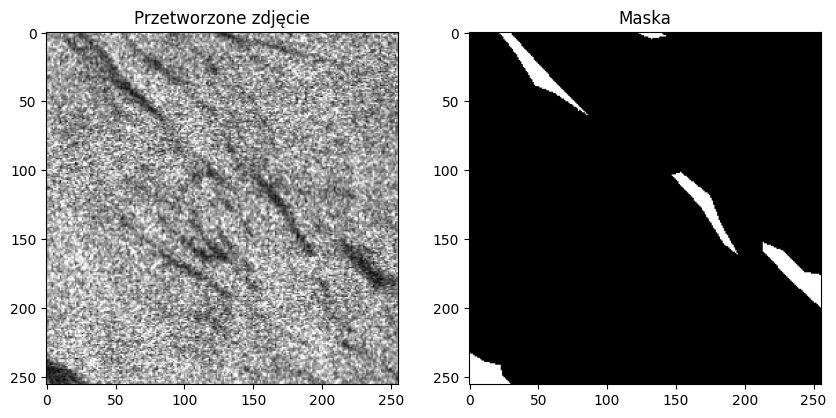
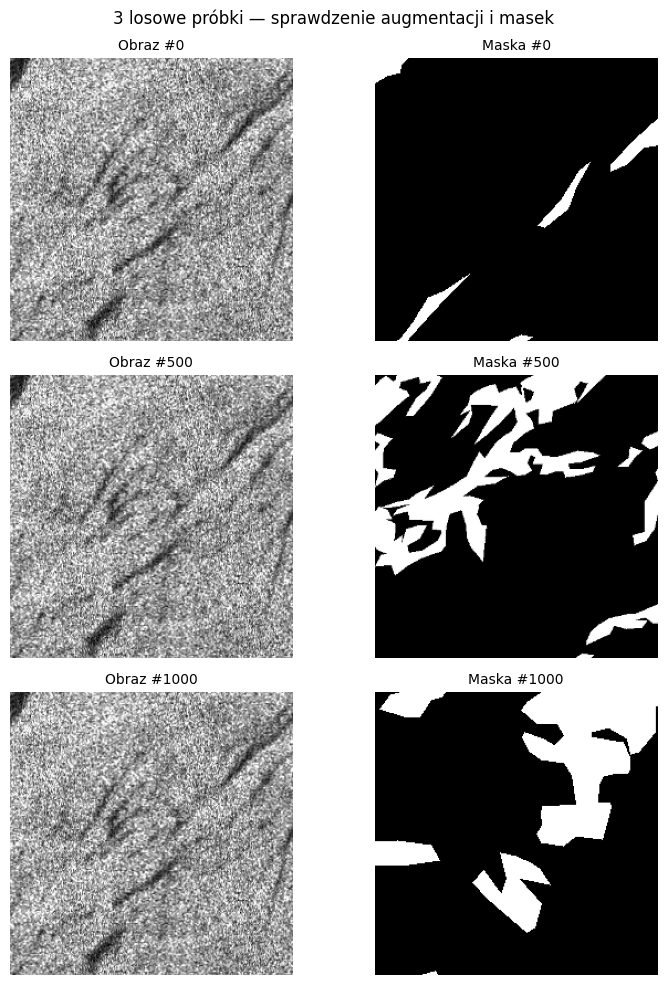
Code edit (unified diff) that turned the first committed figure into the second:
--- before
+++ after
@@ -1,27 +1,43 @@
 import matplotlib.pyplot as plt
-from data_prep import OilSpillDataset, dataset_path, transform_rules
+from data_prep import OilSpillDataset, dataset_path, transform_rules, get_loaders
 
-dataset = OilSpillDataset(base_dir=dataset_path, split="train", transform=transform_rules)
+train_loader, val_loader, test_loader = get_loaders(batch_size=8)
 
+dataset = OilSpillDataset(dataset_path, split="train", transform=transform_rules)
 image, mask = dataset[0]
 
-fig, ax = plt.subplots(1, 2, figsize=(10, 5))
+print("Obraz")
+print(f"Kształt: {image.shape}  dtype: {image.dtype}")
+print(f"Zakres pikseli: [{image.min():.3f}, {image.max():.3f}]")
 
-img_display = image.permute(1, 2, 0).numpy()
-img_display = (img_display * [0.229, 0.224, 0.225]) + [0.485, 0.456, 0.406]
-img_display = img_display.clip(0, 1)
+print("\nMaska")
+print(f"Kształt: {mask.shape}  dtype: {mask.dtype}")
+print(f"Wartości: min={mask.min():.1f}, max={mask.max():.1f}")
+spill_pct = (mask == 1.0).float().mean().item() * 100
+print(f"Piksele wycieku ropy {spill_pct:.2f}%")
 
-ax[0].imshow(img_display)
-ax[0].set_title("Przetworzone zdjęcie")
+print("\nBatch DataLoader")
+imgs, masks_b = next(iter(train_loader))
+print(f"Batch obrazów: {imgs.shape}")
+print(f"Batch masek: {masks_b.shape}")
+print(f"dtype img: {imgs.dtype}, dtype mask: {masks_b.dtype}")
 
-ax[1].imshow(mask, cmap='gray')
-ax[1].set_title("Maska")
+fig, axes = plt.subplots(3, 2, figsize=(8, 10))
+for i in range(3):
+    img,msk = dataset[i * 500]
+    img_display = image.permute(1, 2, 0).numpy()
+    img_display = (img_display * [0.229, 0.224, 0.225]) + [0.485, 0.456, 0.406]
+    img_display = img_display.clip(0, 1)
+    
 
+    axes[i, 0].imshow(img_display, cmap='gray')
+    axes[i, 0].set_title(f"Obraz #{i*500}", fontsize=10)
+    axes[i, 0].axis('off')
+    axes[i, 1].imshow(msk.numpy(), cmap='gray', vmin=0, vmax=1)
+    axes[i, 1].set_title(f"Maska #{i*500}", fontsize=10)
+    axes[i, 1].axis('off')
+
+plt.suptitle("3 losowe próbki — sprawdzenie augmentacji i masek", fontsize=12)
+plt.tight_layout()
 plt.show()
 
-print(f"Rozmiar tensora obrazu: {image.shape}")
-print(f"Rozmiar tensora maski: {mask.shape}")
-
-img, msk = dataset[0]
-print(f"Typ danych obrazu: {img.dtype}")
-print(f"Typ danych maski: {msk.dtype}")

Commit: podział na train/val/test, etc